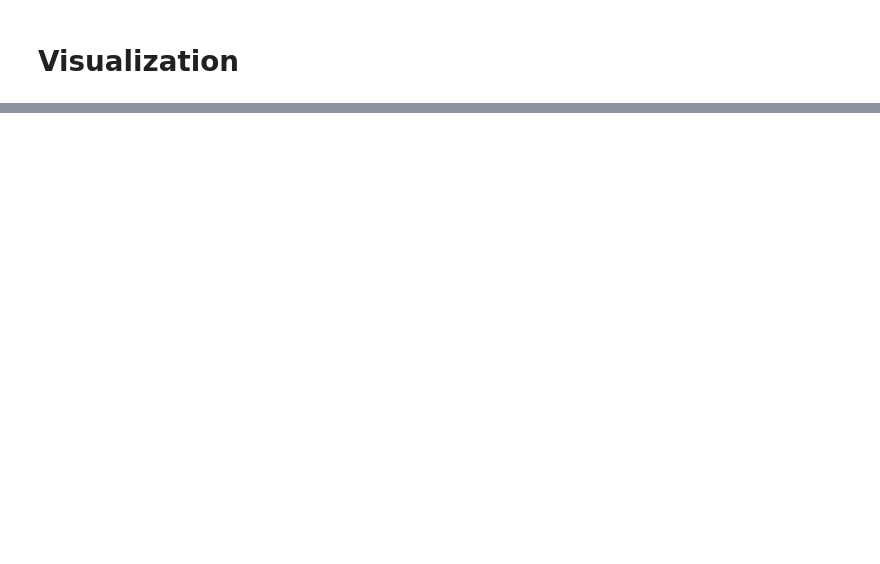
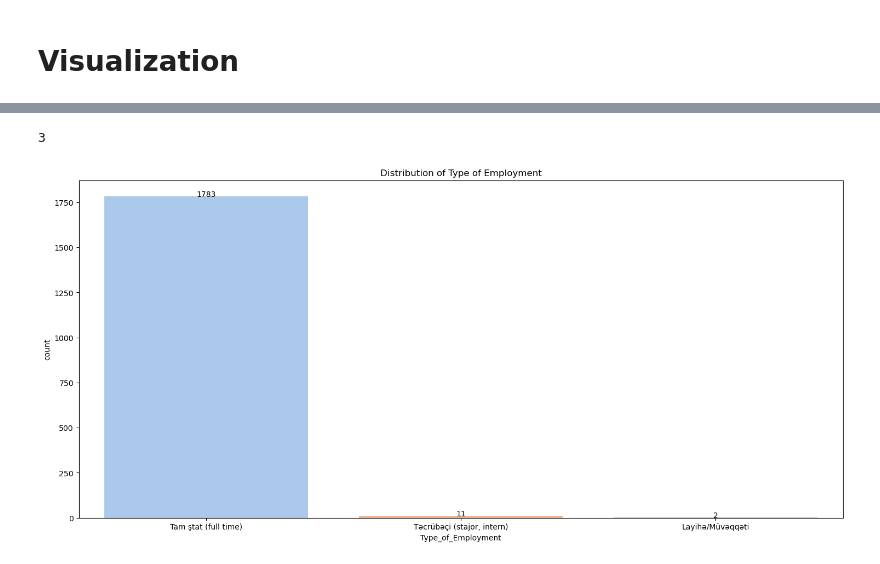
Before and after one commit to LalaMamedova/Data_Science-Analytics_Projects, a Jupyter notebook: Data Science Projects/Software developer in Azerbaijan/V3/DataCleaning.ipynb, the cells around one changed output, grey strips where cells are left out. Cells and saved outputs as stored; diff of their text form; code cells hidden in the pictures; blank space fills up the shorter version.

```diff
--- a/Data Science Projects/Software developer in Azerbaijan/V3/DataCleaning.ipynb
+++ b/Data Science Projects/Software developer in Azerbaijan/V3/DataCleaning.ipynb
@@ -350,0 +437,5 @@ dtype: int64
+# %%
+show_countplot(df_clean,"Type_of_Employment")
+# %% [output]
+3
+[figure, added]
```
Also changed, not shown: parts of 34 cells of this notebook, 3 other files.
